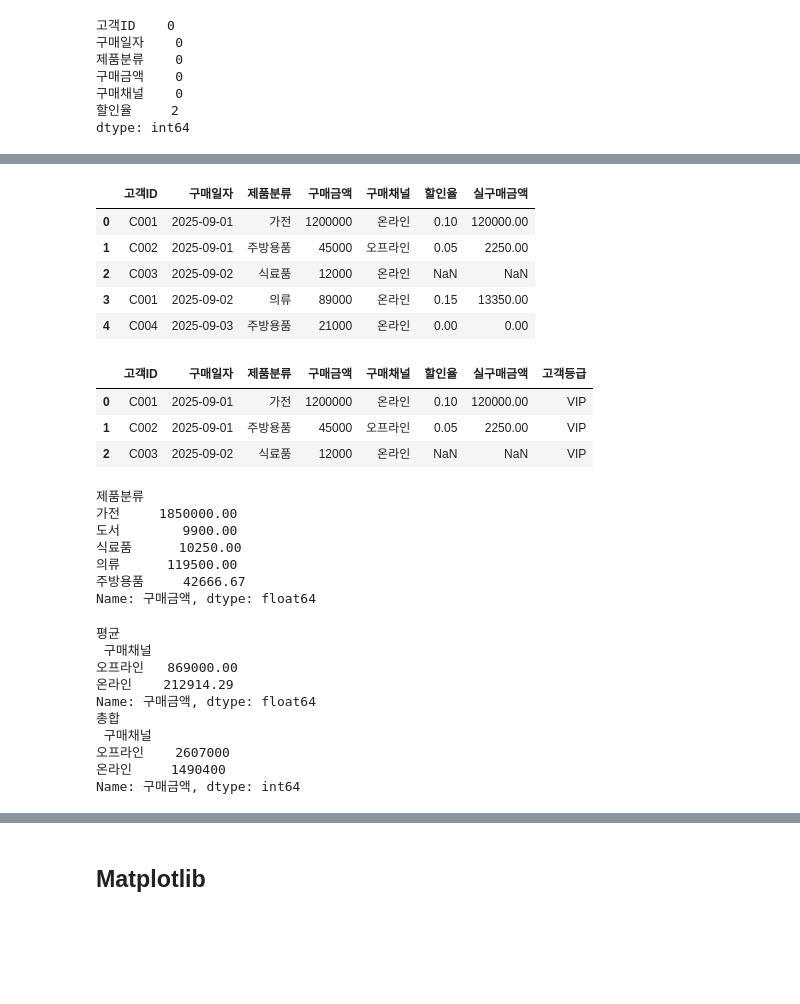
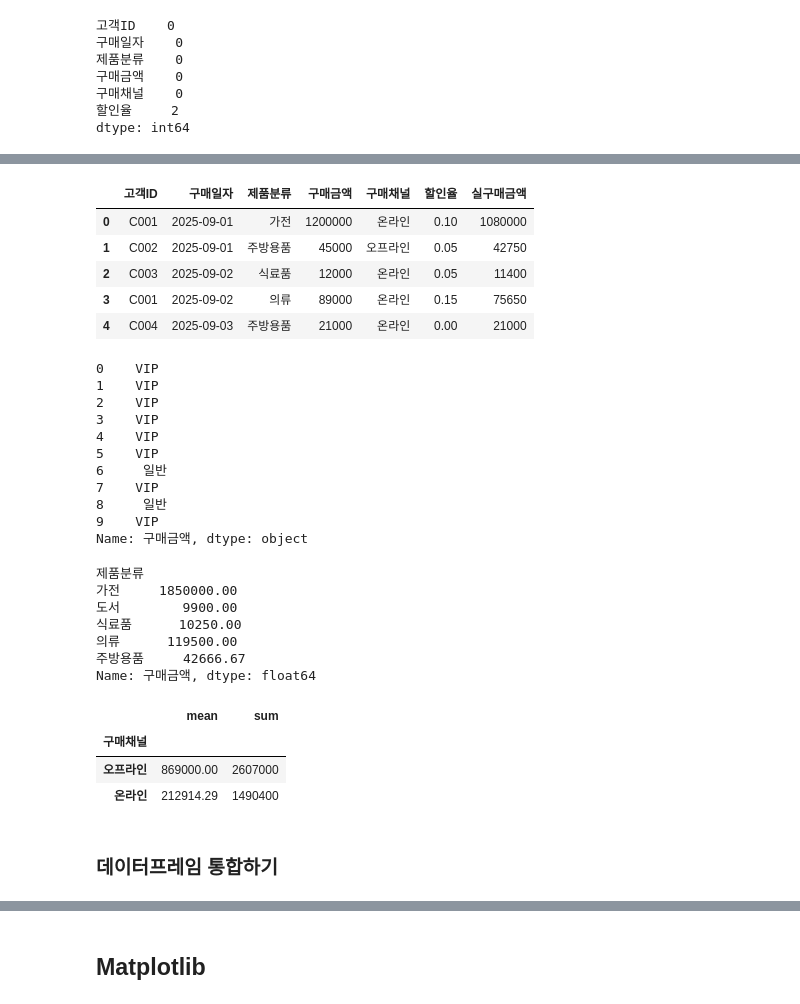
Before and after one commit to jen282/ms-python-practice, a Jupyter notebook: 260108.ipynb, the cells around one changed output, grey strips where cells are left out. Saved outputs shown, nothing was run; the diff lists cells and outputs as text; code cells hidden in the pictures; blank space fills up the shorter version.

```diff
--- a/260108.ipynb
+++ b/260108.ipynb
@@ -609,8 +629,7 @@ dtype: int64
 # %%
 # 특정 값으로 결측치 채우기
-sales_fill = sales.copy()
 # sales_fill['할인율'].fillna( sales['할인율'].mean(), inplace=True )
 # 이 방법은 deprecated 경고가 나오므로 직접 할당 사용하기
-sales_fill['할인율'] = sales_fill['할인율'].fillna( sales_fill['할인율'].mean())
-sales_fill.isnull().sum()
+sales['할인율'] = sales['할인율'].fillna(sales['할인율'].median())
+sales
 # %% [output]
@@ -624,24 +647,30 @@ dtype: int64
 # %%
 # 할인률이 적용된 df['실구매금액'] 새롭게 생성
-sales['실구매금액'] = sales['구매금액'] * sales['할인율']
+sales['실구매금액'] = sales['구매금액'] * (1-sales['할인율'])
+sales['실구매금액'] = sales['실구매금액'].astype(int)
 sales.head()
 # %% [output]
 |  | 고객ID | 구매일자 | 제품분류 | 구매금액 | 구매채널 | 할인율 | 실구매금액 |
-| 0 | C001 | 2025-09-01 | 가전 | 1200000 | 온라인 | 0.10 | 120000.00 |
-| 1 | C002 | 2025-09-01 | 주방용품 | 45000 | 오프라인 | 0.05 | 2250.00 |
-| 2 | C003 | 2025-09-02 | 식료품 | 12000 | 온라인 | NaN | NaN |
-| 3 | C001 | 2025-09-02 | 의류 | 89000 | 온라인 | 0.15 | 13350.00 |
-| 4 | C004 | 2025-09-03 | 주방용품 | 21000 | 온라인 | 0.00 | 0.00 |
+| 0 | C001 | 2025-09-01 | 가전 | 1200000 | 온라인 | 0.10 | 1080000 |
+| 1 | C002 | 2025-09-01 | 주방용품 | 45000 | 오프라인 | 0.05 | 42750 |
+| 2 | C003 | 2025-09-02 | 식료품 | 12000 | 온라인 | 0.05 | 11400 |
+| 3 | C001 | 2025-09-02 | 의류 | 89000 | 온라인 | 0.15 | 75650 |
+| 4 | C004 | 2025-09-03 | 주방용품 | 21000 | 온라인 | 0.00 | 21000 |
 # %%
 # 고객 등급을 'VIP'와 '일반'으로 나누기(구매금액이 10000 이상이면 VIP)
-sales_level = sales.copy()
-sales_level['고객등급'] = sales_level['구매금액'].apply(lambda x: 'VIP' if x>=10000 else '일반')
-sales_level.head(3)
+sales['구매금액'].apply(lambda x: 'VIP' if x>=10000 else '일반')
 # %% [output]
-|  | 고객ID | 구매일자 | 제품분류 | 구매금액 | 구매채널 | 할인율 | 실구매금액 | 고객등급 |
-| 0 | C001 | 2025-09-01 | 가전 | 1200000 | 온라인 | 0.10 | 120000.00 | VIP |
-| 1 | C002 | 2025-09-01 | 주방용품 | 45000 | 오프라인 | 0.05 | 2250.00 | VIP |
-| 2 | C003 | 2025-09-02 | 식료품 | 12000 | 온라인 | NaN | NaN | VIP |
+0    VIP
+1    VIP
+2    VIP
+3    VIP
+4    VIP
+5    VIP
+6     일반
+7    VIP
+8     일반
+9    VIP
+Name: 구매금액, dtype: object
 # %%
 # 제품분류별 구매금액의 평균 구하기
 sales.groupby('제품분류')['구매금액'].mean()
@@ -655,16 +684,13 @@ sales.groupby('제품분류')['구매금액'].mean()
 Name: 구매금액, dtype: float64
 # %%
 # 구매채널별로 그룹화하여, 구매금액의 총합과 평균 동시 구하기
-print('평균\n', sales.groupby('구매채널')['구매금액'].mean())
-print('총합\n', sales.groupby('구매채널')['구매금액'].sum())
+# print('평균\n', sales.groupby('구매채널')['구매금액'].mean())
+# print('총합\n', sales.groupby('구매채널')['구매금액'].sum())
+sales.groupby('구매채널')['구매금액'].agg(['mean','sum']) #aggregate
 # %% [output]
-평균
- 구매채널
-오프라인   869000.00
-온라인    212914.29
-Name: 구매금액, dtype: float64
-총합
- 구매채널
-오프라인    2607000
-온라인     1490400
-Name: 구매금액, dtype: int64
+|  | mean | sum |
+| 구매채널 |  |  |
+| 오프라인 | 869000.00 | 2607000 |
+| 온라인 | 212914.29 | 1490400 |
+# %% [markdown]
+### 데이터프레임 통합하기
```
Also changed, not shown: parts of 48 cells of this notebook, 1 other file.
